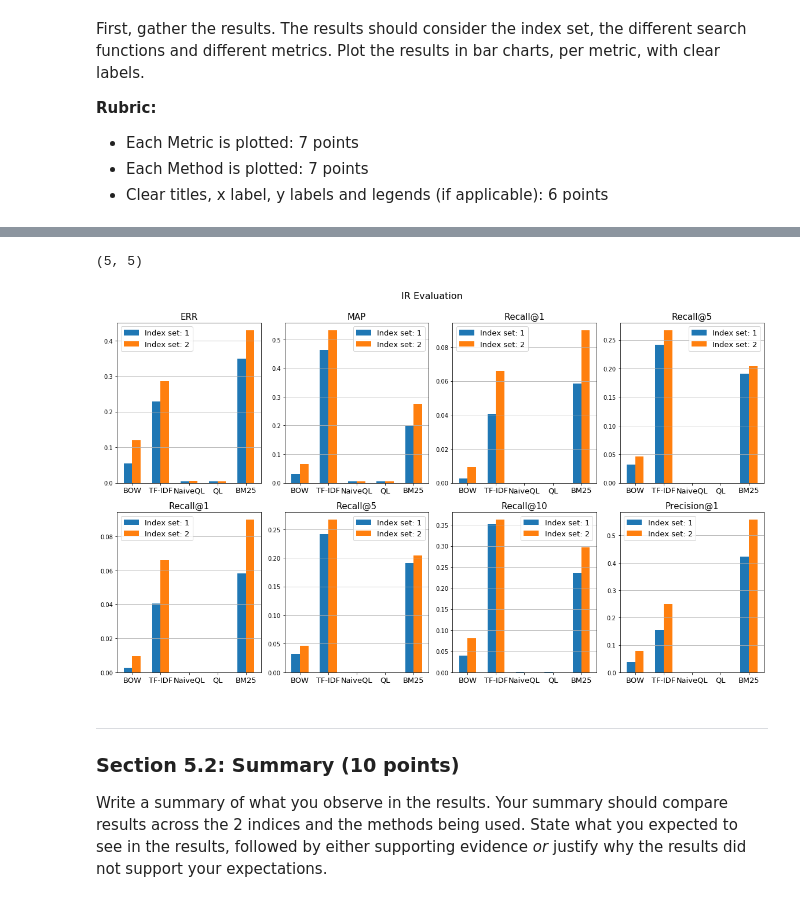
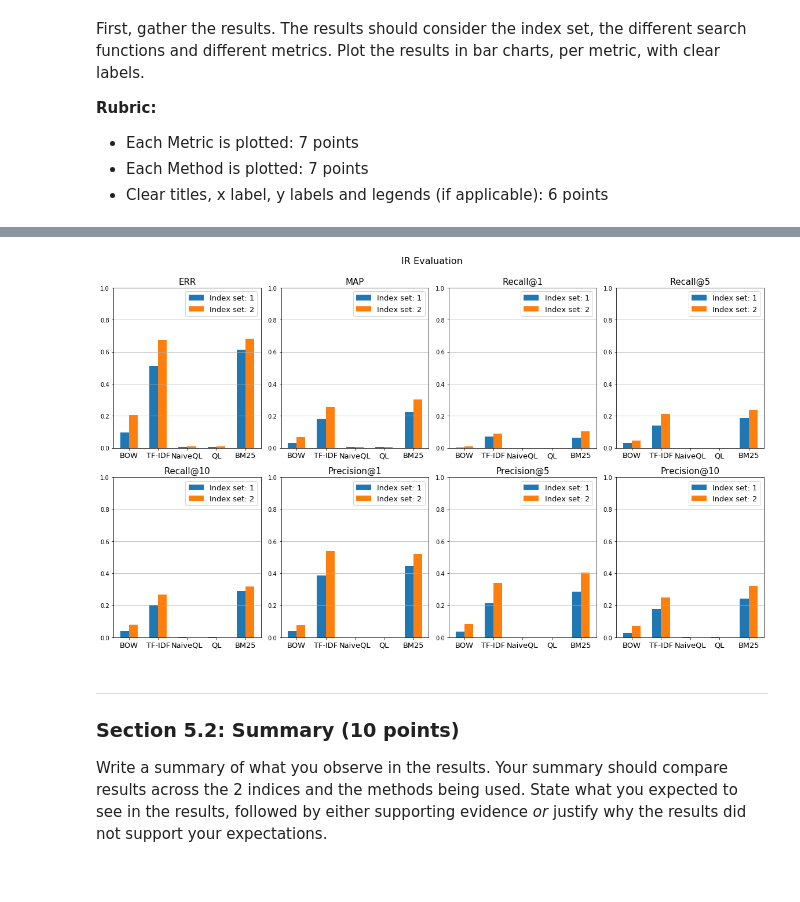
Before and after one commit to bpiyush/IR1Labs, a Jupyter notebook: lab1/hw1-dev-piyush.ipynb, the cells around one changed output, grey strips where cells are left out. Saved outputs shown, nothing was run; the diff lists cells and outputs as text; code cells hidden in the pictures.

```diff
--- a/lab1/hw1-dev-piyush.ipynb
+++ b/lab1/hw1-dev-piyush.ipynb
@@ -928,7 +886,7 @@ def naive_ql_search(query, index_set):
 
     # Reference: Sec 7.3.1. from https://ciir.cs.umass.edu/downloads/SEIRiP.pdf
 
-    from collections import defaultdict
+    from collections import defaultdict, OrderedDict
 
     epsilon = np.finfo(np.float32).eps
 
@@ -938,13 +896,4 @@ def naive_ql_search(query, index_set):
             for doc_id, count in index[q]:
                 prob_query_given_doc[doc_id] *= (count / (doc_lengths[doc_id] + epsilon))
 
-    # sort scores
-    document_score = OrderedDict(
-        sorted(prob_query_given_doc.items(), key = lambda x: x[1], reverse = True)
-    )
-
-    # convert scores to floats
-    document_score = list(document_score.items())
-    document_score = [(x[0], float(x[1])) for x in document_score]
-
-    return document_score
+    return sorted(prob_query_given_doc.items(), key=lambda x: x[1], reverse=True)
@@ -1367,7 +1267,7 @@ def precision_k(results, relevant_docs, k):
 
     # get top-k predicted document IDs
     k_results = np.array([results[x][0] for x in range(k)])
-    relevant_docs = np.array(relevant_docs)
+    relevant_docs = np.array(list(relevant_docs))
 
     # compute number of relevant documents in k
     num_rel_at_k = np.sum(np.isin(k_results, relevant_docs))
@@ -1409,7 +1309,7 @@ def recall_k(results, relevant_docs, k):
 
     # get top-k predicted document IDs
     k_results = np.array([results[x][0] for x in range(k)])
-    relevant_docs = np.array(relevant_docs)
+    relevant_docs = np.array(list(relevant_docs))
 
     # compute number of relevant documents in k
     num_rel_at_k = np.sum(np.isin(k_results, relevant_docs))
@@ -1519,7 +1419,7 @@ def err(results, relevant_docs):
         $$
     """
     n = len(results)
-    grade_to_prob = lambda x: (2 ** x - 1) / (2 ** 1)
+    grade_to_prob = lambda x: (2 ** x - 1) / (1)
 
     err_score = 0.0
     p = 1.0
@@ -1527,17 +1427,6 @@ def err(results, relevant_docs):
         doc_id, score = results[r - 1]
 
         R = grade_to_prob(int(doc_id in relevant_docs))
-
-        # R_r = grade_to_prob(int(doc_id in relevant_docs))
-#         prob_of_relevance = R_r
-
-#         for i in range(r):
-#             doc_id, score = results[i]
-#             R_i = grade_to_prob(int(doc_id in relevant_docs))
-#             prob_of_relevance *= R_i
-
-#         err_score += (1.0 / r) * prob_of_relevance
-
         err_score += (p * R / r)
         p *= (1 - R)
 
@@ -1699,40 +1565,36 @@ plot_results(results_2, title="IR Evaluation with index set = 2")
-# %%
-len(results_1), len(results_2)
-# %% [output]
-(5, 5)
 # %%
 nrows, ncols = 2, len(list_of_metrics) // 2
 fig, axes = plt.subplots(nrows, ncols, figsize=(4 * len(list_of_metrics) // 2, 4 * 2 + 1), constrained_layout=True)
 
 for i in range(nrows):
     for j in range(ncols):
-        idx = i * nrows + j
+        idx = i * ncols + j
         ax = axes[i][j]
 
         metric = list_of_metrics[idx][0]
         ax.set_title(metric, fontsize=15)
+        ax.set_ylim((0, 1.))
         ax.grid(axis="y")
 
-        methods_names = list(results.keys())
+        methods_names = list(results_1.keys())
         x = np.arange(len(methods_names))
         width = 0.3
 
-        methods_values_1 = [results_1[method][metric] for method in results]
-        methods_values_2 = [results_2[method][metric] for method in results]
+        methods_values_1 = [results_1[method][metric] for method in results_1]
+        methods_values_2 = [results_2[method][metric] for method in results_2]
 
         ax.bar(x=x, height=methods_values_1, width=width, label="Index set: 1")
         ax.bar(x=x + width, height=methods_values_2, width=width, label="Index set: 2")
 
         ax.set_xticks(x + width / 2)
         ax.set_xticklabels(methods_names, fontsize=13)
 
         ax.legend(fontsize=13)
 
-
 plt.suptitle("IR Evaluation", fontsize=16, y=1.05)
 plt.show()
 # %% [output]
-[figure, old version]
+[figure, new version]
 # %% [markdown]
 ---
 ### Section 5.2: Summary (10 points)
```
Also changed, not shown: parts of 30 cells of this notebook, 1 other file.
